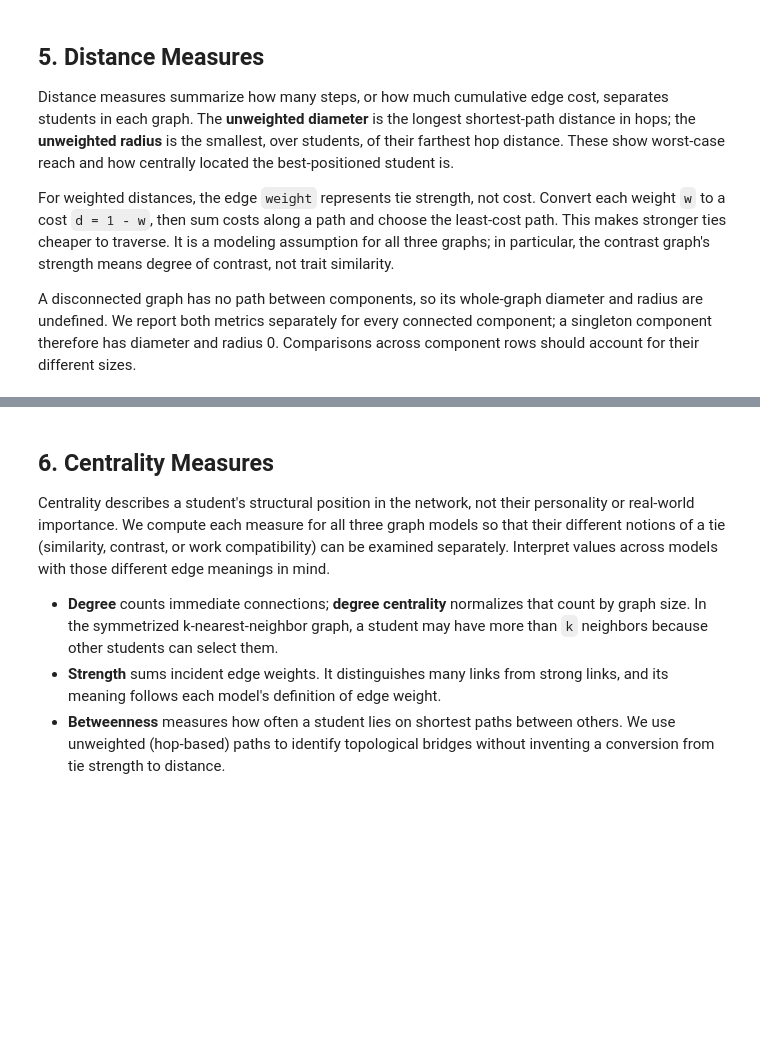
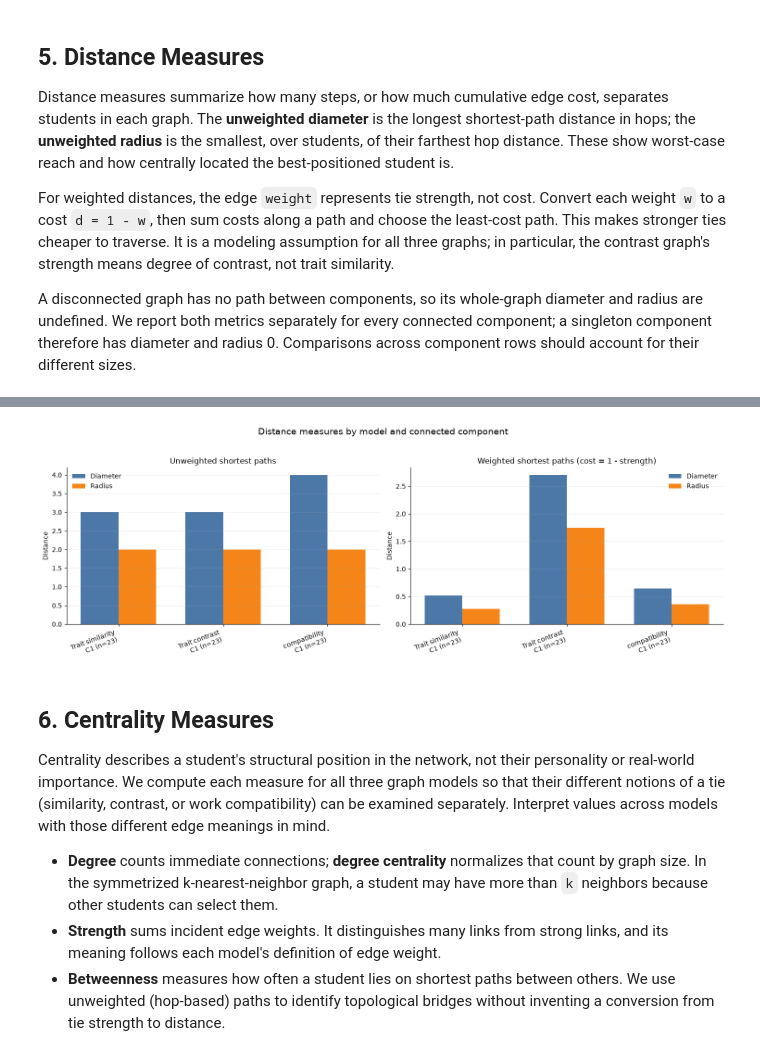
Before and after one commit to Waxguillermo/mbti-graph-analytics, a Jupyter notebook: base_notebook.ipynb, the cells around one changed output, grey strips where cells are left out. Drawn from its saved outputs; the diff is of its cells as text; code cells hidden in the pictures; blank space fills up the shorter version.

```diff
--- a/base_notebook.ipynb
+++ b/base_notebook.ipynb
@@ -461,6 +559,34 @@ display(distance_results)
 | 0 | Trait similarity | True | 1 | 23 | 140 | 3 | 2 | ... |
 | 1 | Trait contrast | True | 1 | 23 | 87 | 3 | 2 | ... |
 | 2 | Work-group compatibility | True | 1 | 23 | 67 | 4 | 2 | ... |
+# %%
+# Compare hop distances and strength-derived costs for every connected component.
+distance_plot = distance_results.copy()
+distance_plot["Component label"] = distance_plot.apply(
+    lambda row: f"{row['Model'].replace('Work-group ', '')}\nC{int(row['Component'])} (n={int(row['Component nodes'])})",
+    axis=1,
+)
+distance_x = np.arange(len(distance_plot))
+bar_width = 0.36
+fig, axes = plt.subplots(1, 2, figsize=(15, 5))
+distance_specs = [
+    ("Diameter (hops)", "Radius (hops)", "Unweighted shortest paths"),
+    ("Weighted diameter (sum of 1 - w)", "Weighted radius (sum of 1 - w)", "Weighted shortest paths (cost = 1 - strength)"),
+]
+for ax, (diameter_col, radius_col, title) in zip(axes, distance_specs):
+    ax.bar(distance_x - bar_width / 2, distance_plot[diameter_col], bar_width, label="Diameter", color="#4C78A8")
+    ax.bar(distance_x + bar_width / 2, distance_plot[radius_col], bar_width, label="Radius", color="#F58518")
+    ax.set_title(title)
+    ax.set_ylabel("Distance")
+    ax.set_xticks(distance_x, distance_plot["Component label"], rotation=20, ha="right")
+    ax.legend(frameon=False)
+    ax.grid(axis="y", alpha=0.22)
+    ax.spines[["top", "right"]].set_visible(False)
+fig.suptitle("Distance measures by model and connected component", fontsize=14, y=1.03)
+fig.tight_layout()
+plt.show()
+# %% [output]
+[figure, added]
 # %% [markdown]
 ## 6. Centrality Measures
 
```
Also changed, not shown: parts of 2 cells of this notebook, 1 other file.
